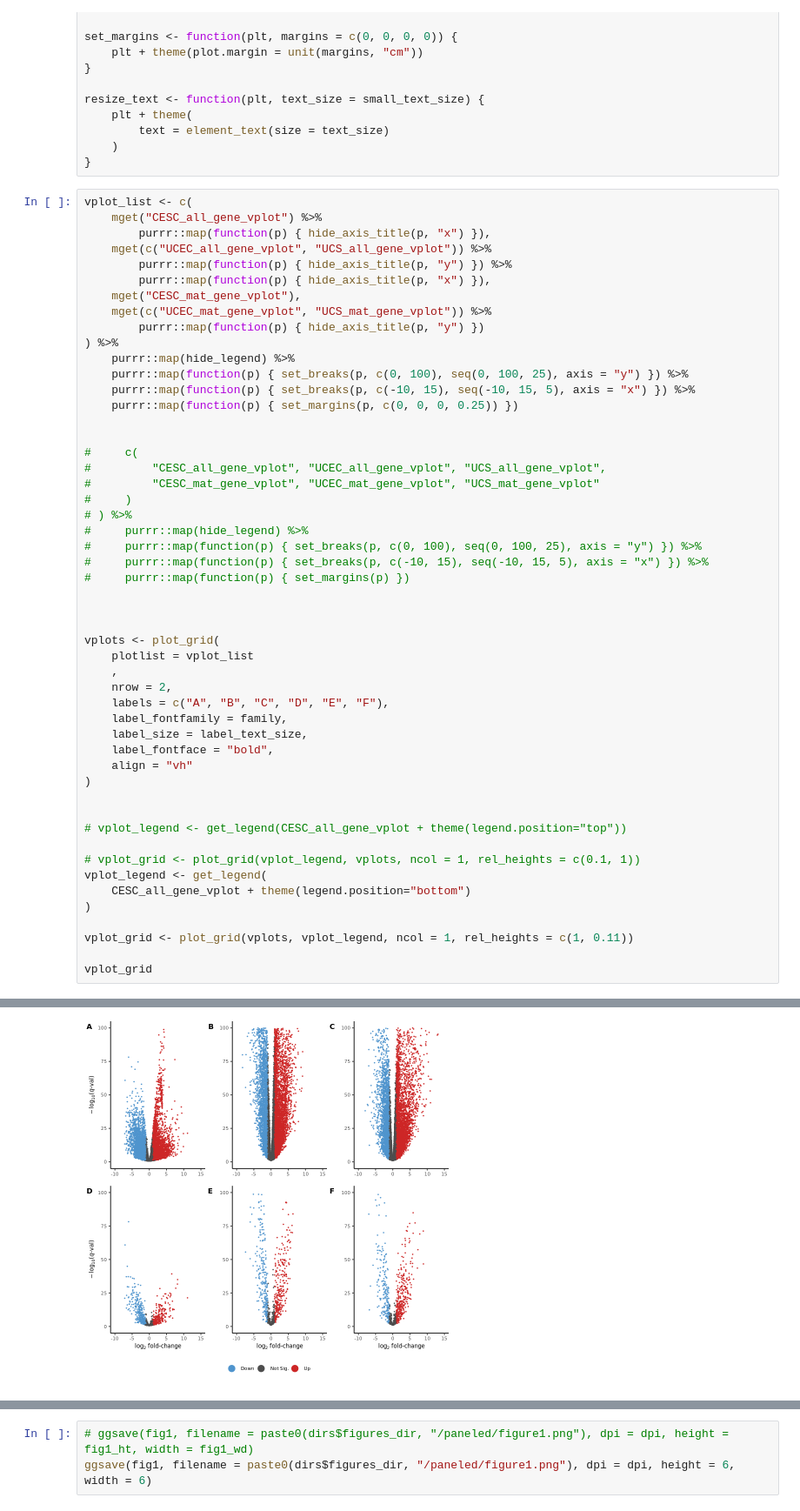
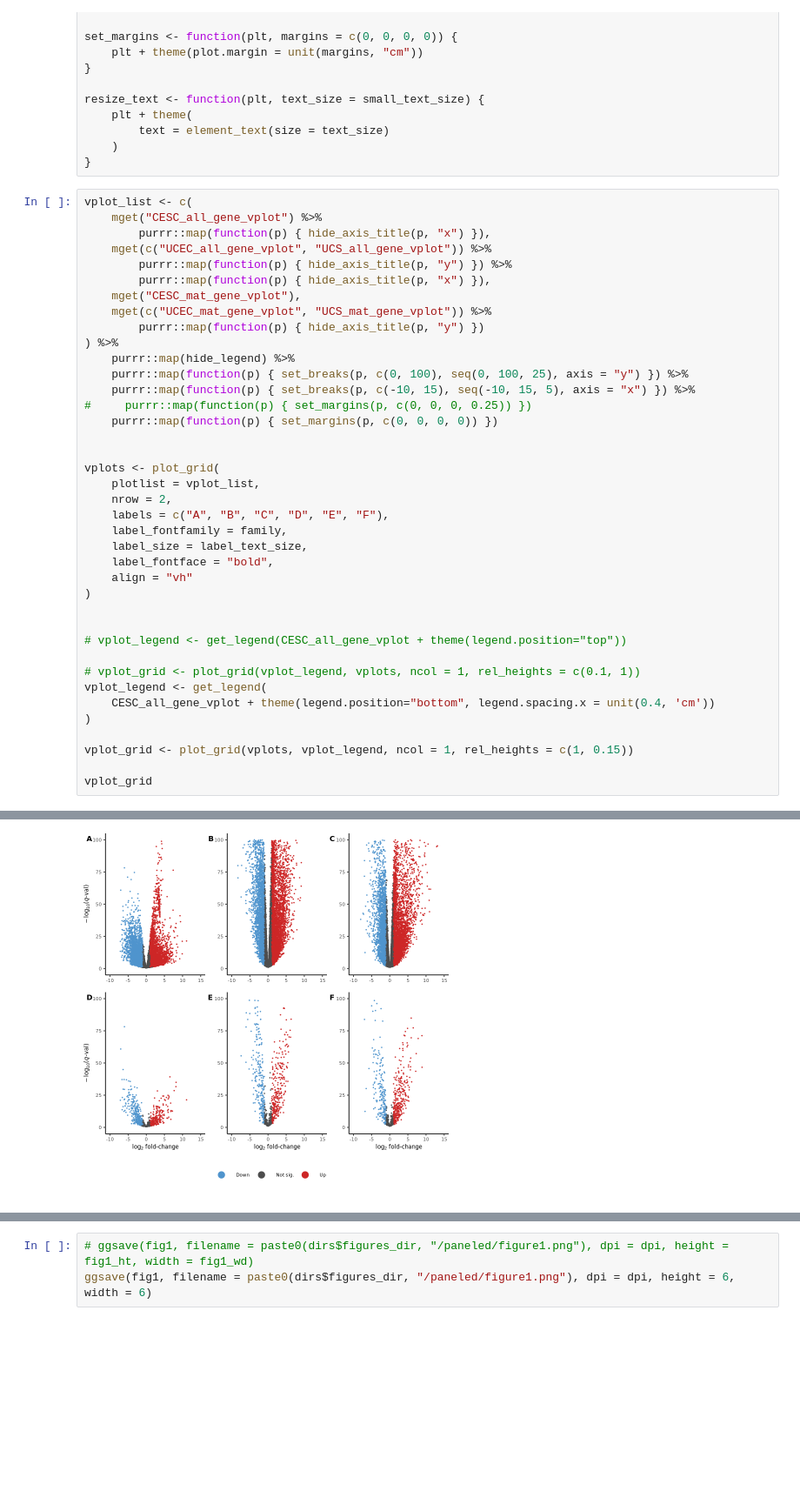
Before and after one commit to fogg-lab/characterizing-ecm-transcriptome-of-endometriosis, a Jupyter notebook: figures/figure_1.ipynb, the cells around one changed output, grey strips where cells are left out. Shown at 87% size. Saved outputs shown, nothing was run; the diff lists cells and outputs as text; blank space fills up the shorter version.

```diff
--- a/figures/figure_1.ipynb
+++ b/figures/figure_1.ipynb
@@ -92,51 +92,39 @@ vplot_list <- c(
     mget("CESC_mat_gene_vplot"),
     mget(c("UCEC_mat_gene_vplot", "UCS_mat_gene_vplot")) %>%
         purrr::map(function(p) { hide_axis_title(p, "y") })
 ) %>%
     purrr::map(hide_legend) %>%
     purrr::map(function(p) { set_breaks(p, c(0, 100), seq(0, 100, 25), axis = "y") }) %>%
     purrr::map(function(p) { set_breaks(p, c(-10, 15), seq(-10, 15, 5), axis = "x") }) %>%
-    purrr::map(function(p) { set_margins(p, c(0, 0, 0, 0.25)) })
-
-
-#     c(
-#         "CESC_all_gene_vplot", "UCEC_all_gene_vplot", "UCS_all_gene_vplot",
-#         "CESC_mat_gene_vplot", "UCEC_mat_gene_vplot", "UCS_mat_gene_vplot"
-#     )
-# ) %>%
-#     purrr::map(hide_legend) %>%
-#     purrr::map(function(p) { set_breaks(p, c(0, 100), seq(0, 100, 25), axis = "y") }) %>%
-#     purrr::map(function(p) { set_breaks(p, c(-10, 15), seq(-10, 15, 5), axis = "x") }) %>%
-#     purrr::map(function(p) { set_margins(p) })
-
+#     purrr::map(function(p) { set_margins(p, c(0, 0, 0, 0.25)) })
+    purrr::map(function(p) { set_margins(p, c(0, 0, 0, 0)) })
 
 
 vplots <- plot_grid(
-    plotlist = vplot_list
-    ,
+    plotlist = vplot_list,
     nrow = 2,
     labels = c("A", "B", "C", "D", "E", "F"),
     label_fontfamily = family,
     label_size = label_text_size,
     label_fontface = "bold",
     align = "vh"
 )
 
 
 # vplot_legend <- get_legend(CESC_all_gene_vplot + theme(legend.position="top"))
 
 # vplot_grid <- plot_grid(vplot_legend, vplots, ncol = 1, rel_heights = c(0.1, 1))
 vplot_legend <- get_legend(
-    CESC_all_gene_vplot + theme(legend.position="bottom")
+    CESC_all_gene_vplot + theme(legend.position="bottom", legend.spacing.x = unit(0.4, 'cm'))
 )
 
-vplot_grid <- plot_grid(vplots, vplot_legend, ncol = 1, rel_heights = c(1, 0.11))
+vplot_grid <- plot_grid(vplots, vplot_legend, ncol = 1, rel_heights = c(1, 0.15))
 
 vplot_grid
 # %% [output]
 Warning message:
 "Removed 1 rows containing missing values (geom_point)."
-[figure, old version]
+[figure, new version]
 # %%
 ea_goplot_list <- c(
     mget(c("CESC_deg_goplot", "UCEC_deg_goplot")) %>%
```
Also changed, not shown: parts of 2 cells of this notebook, 2 other files.
